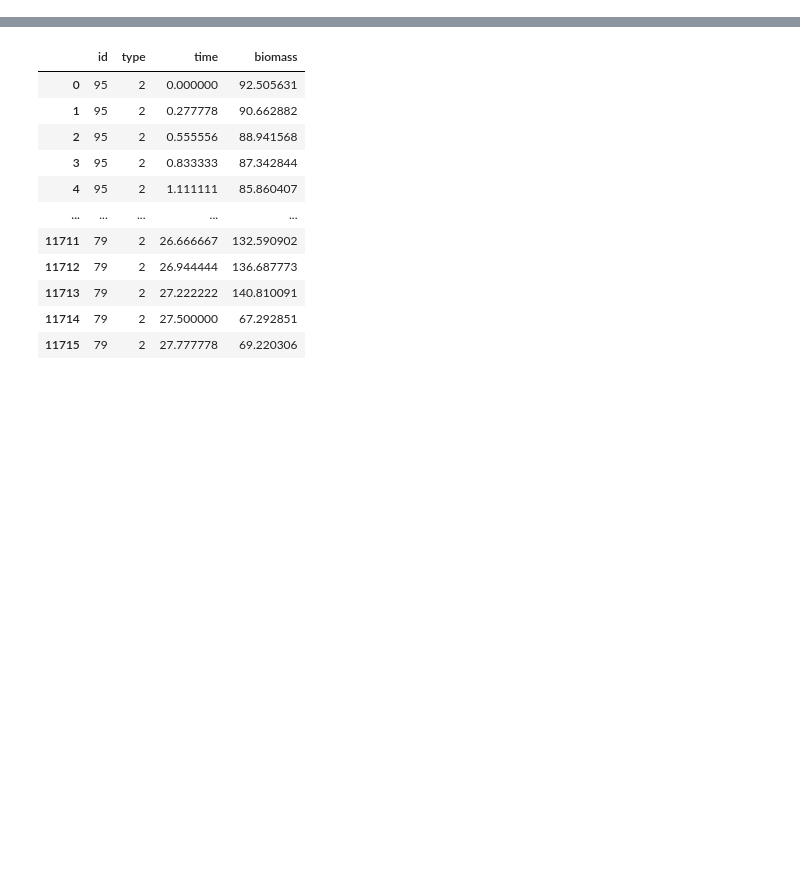
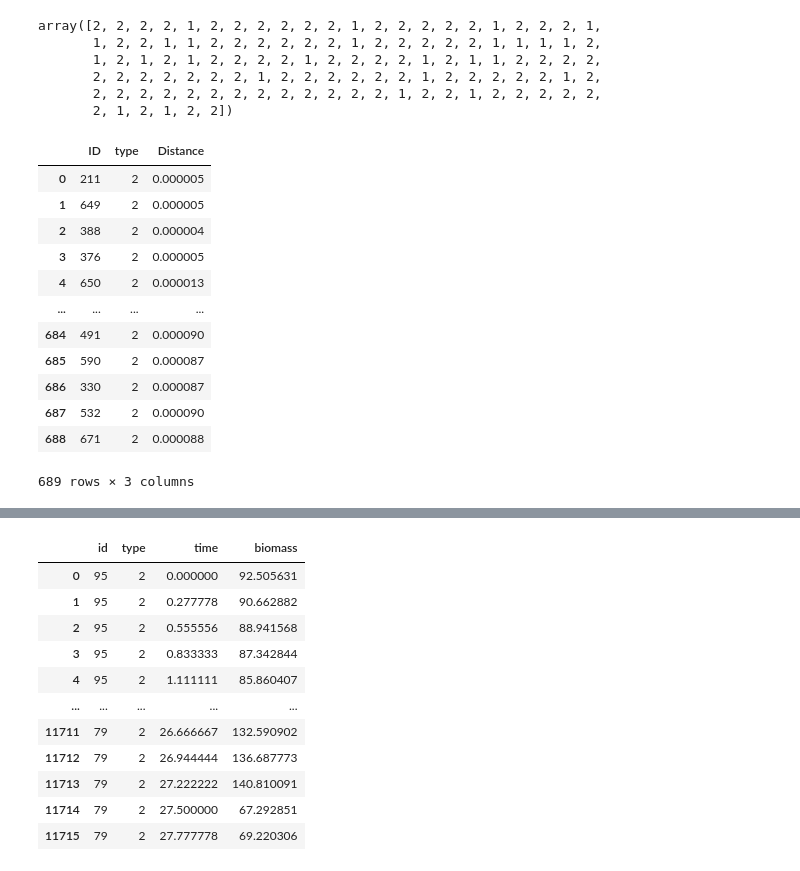
Before and after one commit to Jsakkos/nufeb_tools, a Jupyter notebook: notebooks/neighbor.ipynb, the cells around one changed output, grey strips where cells are left out. Drawn from its saved outputs; the diff is of its cells as text; code cells hidden in the pictures; blank space fills up the shorter version.

```diff
--- a/notebooks/neighbor.ipynb
+++ b/notebooks/neighbor.ipynb
@@ -29,0 +31,32 @@ no directory, but got an id
+# %%
+
+x.h5['type']['0'].__array__()
+# %% [output]
+array([2, 2, 2, 2, 1, 2, 2, 2, 2, 2, 2, 1, 2, 2, 2, 2, 2, 1, 2, 2, 2, 1,
+       1, 2, 2, 1, 1, 2, 2, 2, 2, 2, 2, 1, 2, 2, 2, 2, 2, 1, 1, 1, 1, 2,
+       1, 2, 1, 2, 1, 2, 2, 2, 2, 1, 2, 2, 2, 2, 1, 2, 1, 1, 2, 2, 2, 2,
+       2, 2, 2, 2, 2, 2, 2, 1, 2, 2, 2, 2, 2, 2, 1, 2, 2, 2, 2, 2, 1, 2,
+       2, 2, 2, 2, 2, 2, 2, 2, 2, 2, 2, 2, 2, 1, 2, 2, 1, 2, 2, 2, 2, 2,
+       2, 1, 2, 1, 2, 2])
+# %%
+def get_neighbor_distance(id,timepoint):
+    df = x.get_positions(timepoint)
+    temp = (df[df.ID ==id][['x','y','z']].squeeze() - df[df.ID !=id][['x','y','z']])**2
+    dist = pd.Series(np.sqrt(temp.x + temp.y + temp.z),name='Distance')
+    return pd.concat([df[df.ID !=id][['ID','type']],dist],axis=1).reset_index(drop=True)
+neigh = get_neighbor_distance(45,10000)
+neigh
+# %% [output]
+|  | ID | type | Distance |
+| 0 | 211 | 2 | 0.000005 |
+| 1 | 649 | 2 | 0.000005 |
+| 2 | 388 | 2 | 0.000004 |
+| 3 | 376 | 2 | 0.000005 |
+| 4 | 650 | 2 | 0.000013 |
+| ... | ... | ... | ... |
+| 684 | 491 | 2 | 0.000090 |
+| 685 | 590 | 2 | 0.000087 |
+| 686 | 330 | 2 | 0.000087 |
+| 687 | 532 | 2 | 0.000090 |
+| 688 | 671 | 2 | 0.000088 |
+689 rows × 3 columns
```
Also changed, not shown: parts of 47 cells of this notebook, 3 other files.
